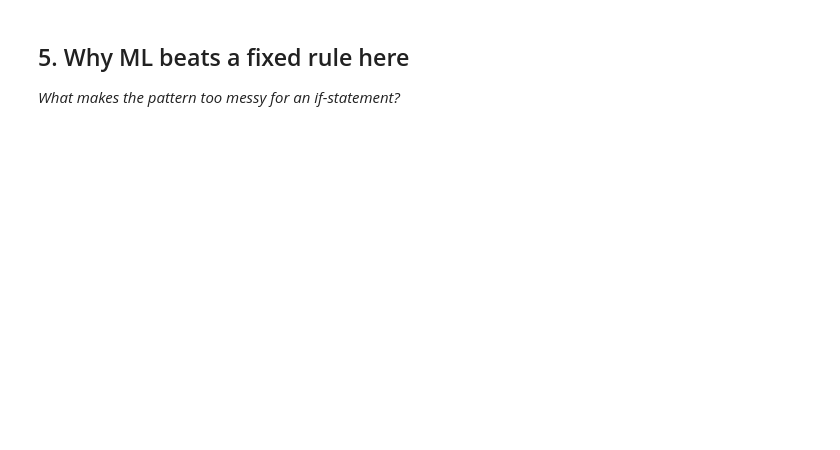
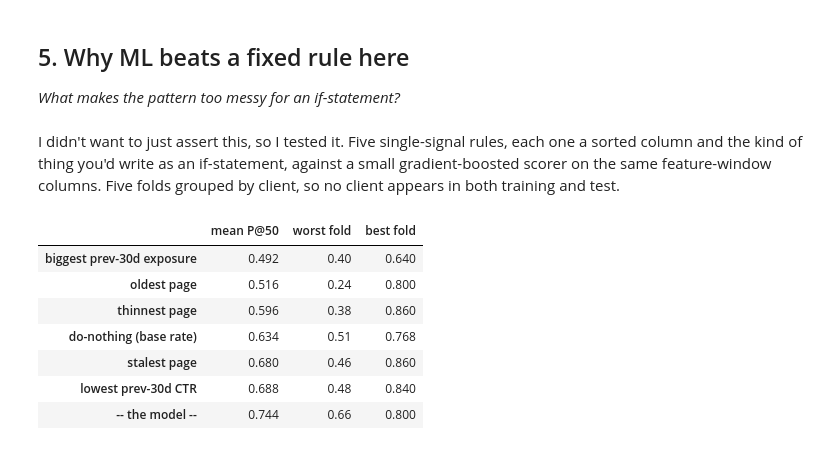
Before and after one commit to azam-hussain-ml/Starter-Notebook-flyrank-ml-internship, a Jupyter notebook: work/notebooks/w02_ml_task_framing.ipynb, the cells around one changed output. Cells and saved outputs as stored; diff of their text form; code cells hidden in the pictures; blank space fills up the shorter version.

```diff
--- a/work/notebooks/w02_ml_task_framing.ipynb
+++ b/work/notebooks/w02_ml_task_framing.ipynb
@@ -20,0 +180,14 @@ This skeleton is yours to fill. Work the sections **in order** — each one has
+# %%
+def precision_at_k(y, scores, k=50):
+    # sort by score, take the top k, what fraction of them are positive
+    y = np.asarray(y)
+    top = np.argsort(-np.asarray(scores, dtype=float))[:k]
+    return y[top].mean()
+
+
+base_rate = declined_next_30d[eligible].mean()
+se = np.sqrt(base_rate * (1 - base_rate) / review_budget)
+
+print("do-nothing floor:", round(base_rate, 3))
+print("standard error at k=50:", round(se, 3))
+print("-> anything under about", round(2 * se, 2), "on a single split is noise")
@@ -26,3 +257,64 @@ This skeleton is yours to fill. Work the sections **in order** — each one has
 ## 5. Why ML beats a fixed rule here
 
 *What makes the pattern too messy for an if-statement?*
+# %% [markdown]
+I didn't want to just assert this, so I tested it. Five single-signal rules, each one a sorted
+column and the kind of thing you'd write as an if-statement, against a small gradient-boosted
+scorer on the same feature-window columns. Five folds grouped by client, so no client appears in
+both training and test.
+# %%
+from sklearn.ensemble import HistGradientBoostingClassifier
+from sklearn.model_selection import GroupKFold
+
+d = df[eligible].reset_index(drop=True)
+y = declined_next_30d[eligible].reset_index(drop=True)
+
+num_cols = ["impressions_prev_30d", "clicks_prev_30d", "sessions_prev_30d",
+            "content_age_days", "days_since_last_update", "word_count", "char_count",
+            "search_volume", "competition", "cpc", "age_tier_order"]
+cat_cols = ["content_type", "main_intent", "competition_level"]
+
+X = d[num_cols].copy()
+for c in cat_cols:
+    X[c] = d[c].astype("category")
+
+# the if-statements, written as sortable columns. minus sign = smaller is worse
+rules = {
+    "biggest prev-30d exposure": d["impressions_prev_30d"],
+    "stalest page": d["days_since_last_update"],
+    "oldest page": d["content_age_days"],
+    "lowest prev-30d CTR": -(d["clicks_prev_30d"] / d["impressions_prev_30d"]),
+    "thinnest page": -d["word_count"].fillna(d["word_count"].median()),
+}
+
+results = {name: [] for name in list(rules) + ["-- the model --", "do-nothing (base rate)"]}
+
+for train_idx, test_idx in GroupKFold(n_splits=5).split(X, y, groups=d["client_id"]):
+    model = HistGradientBoostingClassifier(
+        categorical_features=[X.columns.get_loc(c) for c in cat_cols],
+        max_iter=200, learning_rate=0.06, random_state=0)
+    model.fit(X.iloc[train_idx], y.iloc[train_idx])
+    proba = model.predict_proba(X.iloc[test_idx])[:, 1]
+
+    y_test = y.iloc[test_idx].values
+    results["-- the model --"].append(precision_at_k(y_test, proba))
+    results["do-nothing (base rate)"].append(y_test.mean())
+    for name, signal in rules.items():
+        results[name].append(precision_at_k(y_test, signal.values[test_idx]))
+
+scores = pd.DataFrame({
+    "mean P@50": {k: np.mean(v) for k, v in results.items()},
+    "worst fold": {k: min(v) for k, v in results.items()},
+    "best fold": {k: max(v) for k, v in results.items()},
+}).sort_values("mean P@50").round(3)
+
+scores
+# %% [output]
+|  | mean P@50 | worst fold | best fold |
+| biggest prev-30d exposure | 0.492 | 0.40 | 0.640 |
+| oldest page | 0.516 | 0.24 | 0.800 |
+| thinnest page | 0.596 | 0.38 | 0.860 |
+| do-nothing (base rate) | 0.634 | 0.51 | 0.768 |
+| stalest page | 0.680 | 0.46 | 0.860 |
+| lowest prev-30d CTR | 0.688 | 0.48 | 0.840 |
+| -- the model -- | 0.744 | 0.66 | 0.800 |
```
Also changed, not shown: parts of 19 cells of this notebook.
